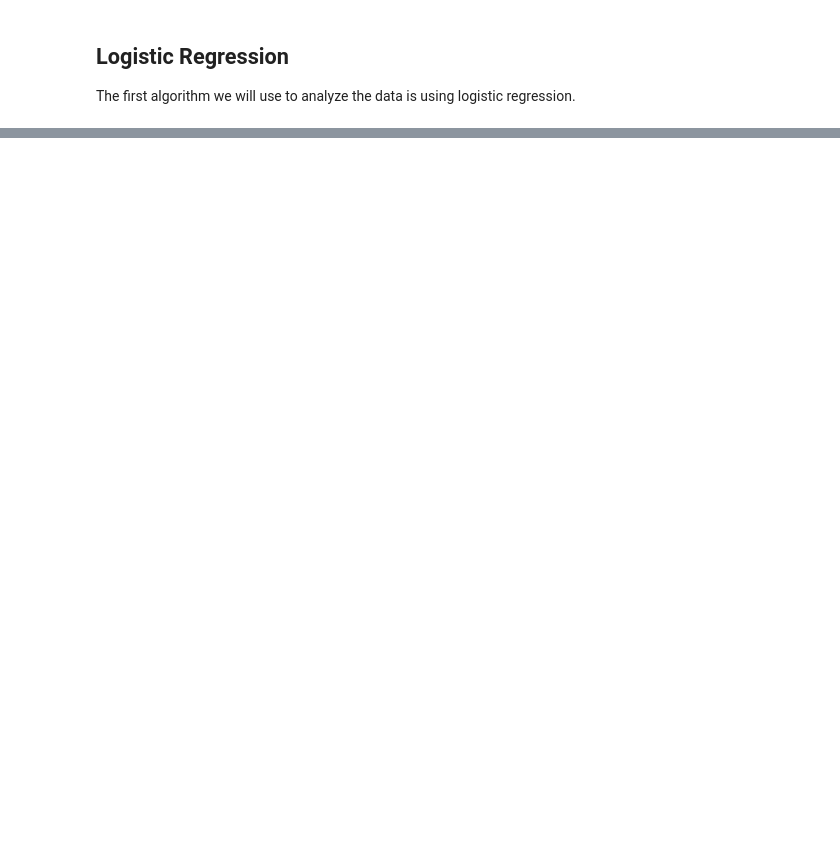
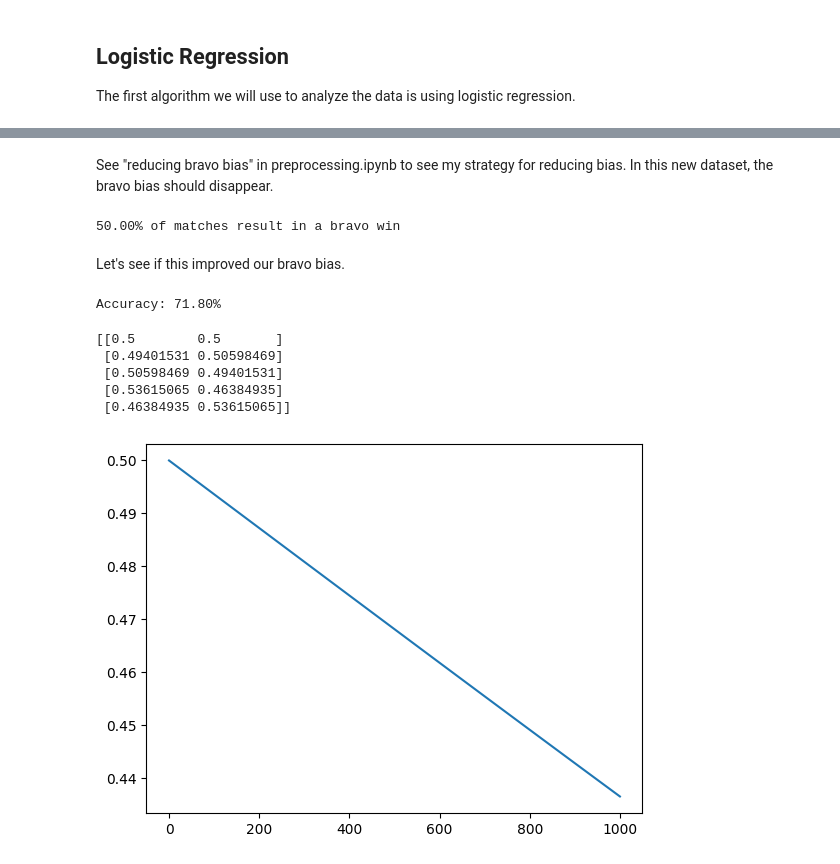
Before and after one commit to L1ghtBeam/cs5-final-project, a Jupyter notebook: ml-analysis.ipynb, the cells around one changed output, grey strips where cells are left out. Saved outputs shown, nothing was run; the diff lists cells and outputs as text; code cells hidden in the pictures; blank space fills up the shorter version.

```diff
--- a/ml-analysis.ipynb
+++ b/ml-analysis.ipynb
@@ -97,0 +125,41 @@ print(clf.predict_proba([[1500,1500,1500,1500,1500,1500,1500,1500],
+# %% [markdown]
+See "reducing bravo bias" in preprocessing.ipynb to see my strategy for reducing bias. In this new dataset, the bravo bias should disappear.
+# %%
+_, y = get_batch('all_mirrored')
+print(f"{np.count_nonzero(y)/len(y):.2%} of matches result in a bravo win")
+# %% [output]
+50.00% of matches result in a bravo win
+# %% [markdown]
+Let's see if this improved our bravo bias.
+# %%
+X, y = get_batch('all_mirrored')
+clf = LogisticRegression(solver='liblinear', max_iter=1000, penalty='l2').fit(X, y)
+
+print(f"Accuracy: {clf.score(X, y):.2%}")
+# %% [output]
+Accuracy: 71.80%
+# %%
+print(clf.predict_proba([[1500,1500,1500,1500,1500,1500,1500,1500],
+                         [1100,1300,1700,1900,1500,1500,1500,1500],
+                         [1500,1500,1500,1500,1100,1300,1700,1900],
+                         [1400,1400,1800,1400,1500,1500,1500,1500],
+                         [1500,1500,1500,1500,1400,1400,1800,1400]]))
+# %% [output]
+[[0.5        0.5       ]
+ [0.49401531 0.50598469]
+ [0.50598469 0.49401531]
+ [0.53615065 0.46384935]
+ [0.46384935 0.53615065]]
+# %%
+x = np.linspace(0, 1000, 100)
+def even_spread(dist):
+    return [1500-dist, 1500-(dist/2), 1500+(dist/2), 1500+dist] + [1500] * 4
+
+fig, ax = plt.subplots()
+# clf.predict_proba(even_spread(x))
+y = [even_spread(v) for v in x]
+# print(clf.predict_proba(y)[:,0])
+ax.plot(x,clf.predict_proba([even_spread(v) for v in x])[:,0])
+plt.show()
+# %% [output]
+[figure, added]
```
Also changed, not shown: parts of 17 cells of this notebook, 1 other file.
